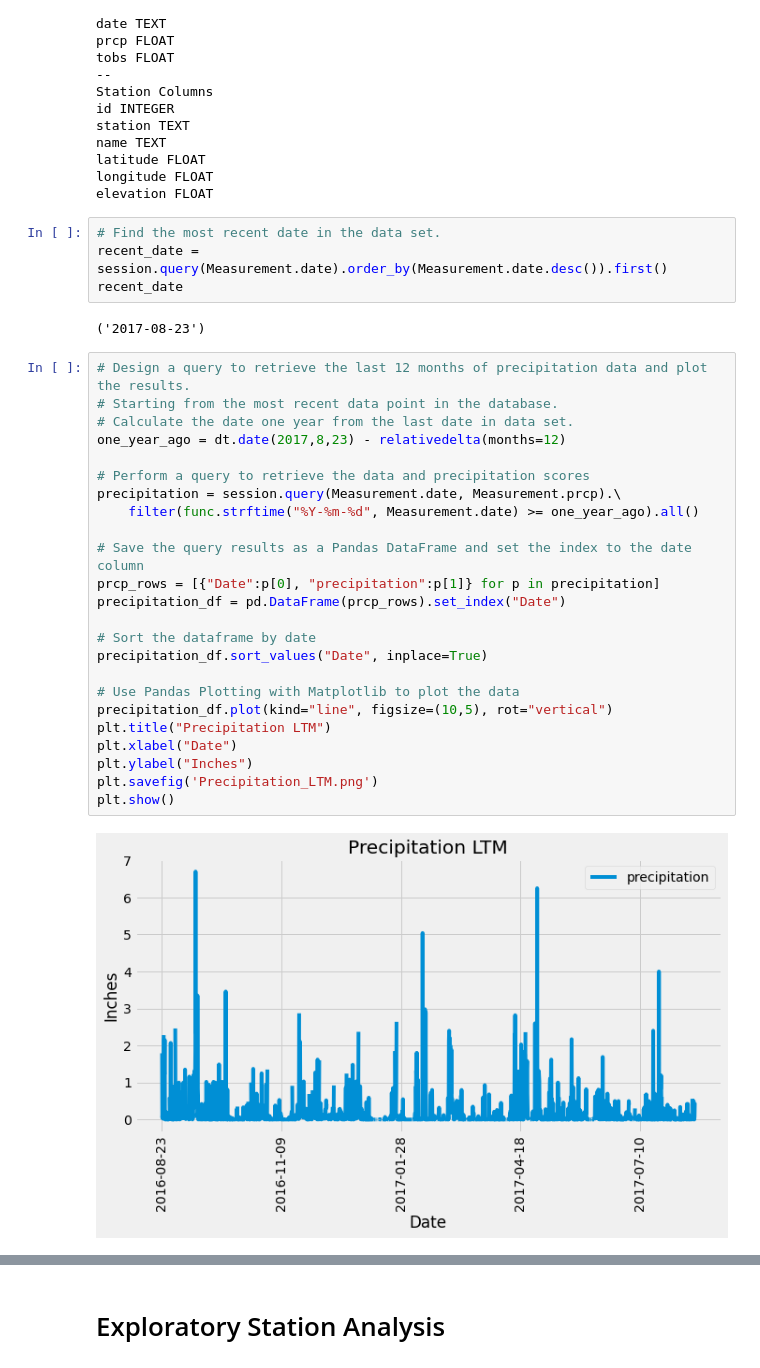
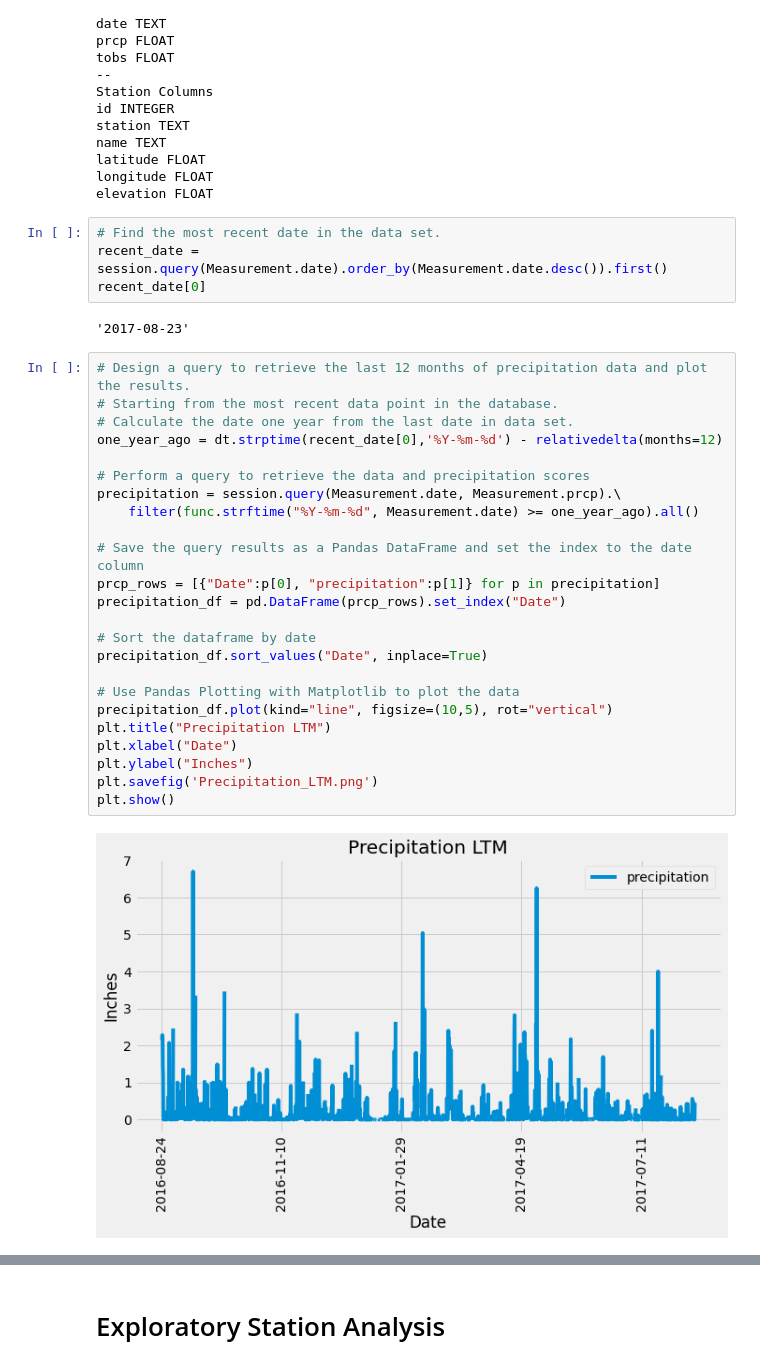
Before and after one commit to marceloflores1/sqlalchemy-challenge, a Jupyter notebook: climate_starter.ipynb, the cells around one changed output, grey strips where cells are left out. Saved outputs shown, nothing was run; the diff lists cells and outputs as text.

```diff
--- a/climate_starter.ipynb
+++ b/climate_starter.ipynb
@@ -69,35 +69,35 @@ elevation FLOAT
 # %%
 # Find the most recent date in the data set.
 recent_date = session.query(Measurement.date).order_by(Measurement.date.desc()).first()
-recent_date
+recent_date[0]
 # %% [output]
-('2017-08-23')
+'2017-08-23'
 # %%
 # Design a query to retrieve the last 12 months of precipitation data and plot the results.
 # Starting from the most recent data point in the database.
 # Calculate the date one year from the last date in data set.
-one_year_ago = dt.date(2017,8,23) - relativedelta(months=12)
+one_year_ago = dt.strptime(recent_date[0],'%Y-%m-%d') - relativedelta(months=12)
 
 # Perform a query to retrieve the data and precipitation scores
 precipitation = session.query(Measurement.date, Measurement.prcp).\
     filter(func.strftime("%Y-%m-%d", Measurement.date) >= one_year_ago).all()
 
 # Save the query results as a Pandas DataFrame and set the index to the date column
 prcp_rows = [{"Date":p[0], "precipitation":p[1]} for p in precipitation]
 precipitation_df = pd.DataFrame(prcp_rows).set_index("Date")
 
 # Sort the dataframe by date
 precipitation_df.sort_values("Date", inplace=True)
 
 # Use Pandas Plotting with Matplotlib to plot the data
 precipitation_df.plot(kind="line", figsize=(10,5), rot="vertical")
 plt.title("Precipitation LTM")
 plt.xlabel("Date")
 plt.ylabel("Inches")
 plt.savefig('Precipitation_LTM.png')
 plt.show()
 # %% [output]
-[figure, old version]
+[figure, new version]
 # %%
 # Use Pandas to calculate the summary statistics for the precipitation data
 precipitation_df.describe()
```
Also changed, not shown: parts of 3 cells of this notebook, 5 other files.
